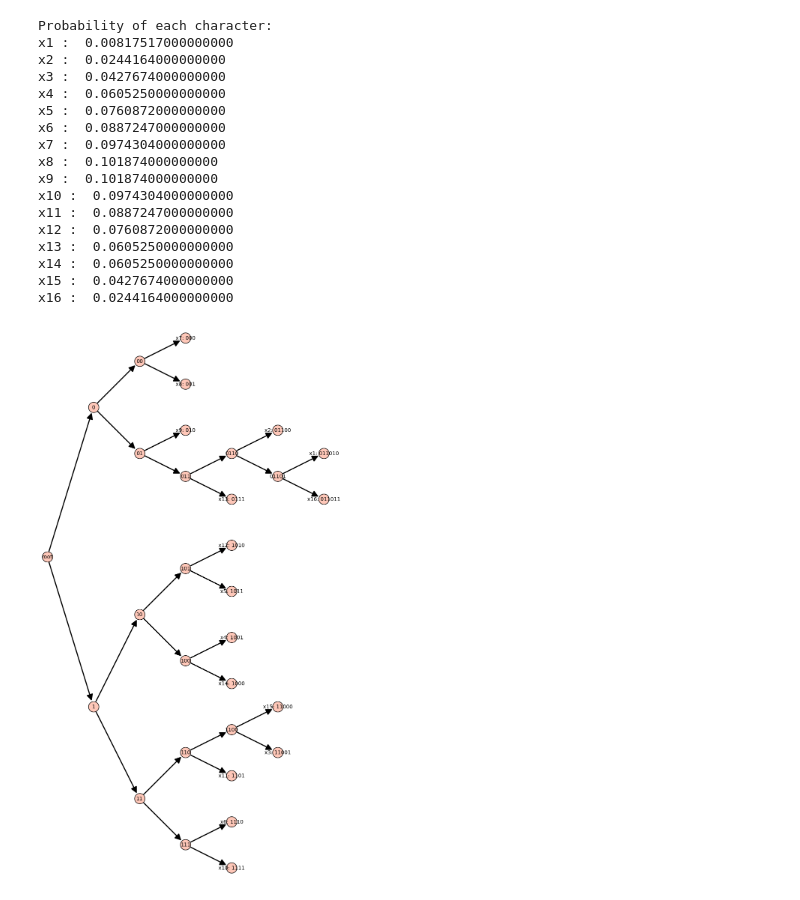
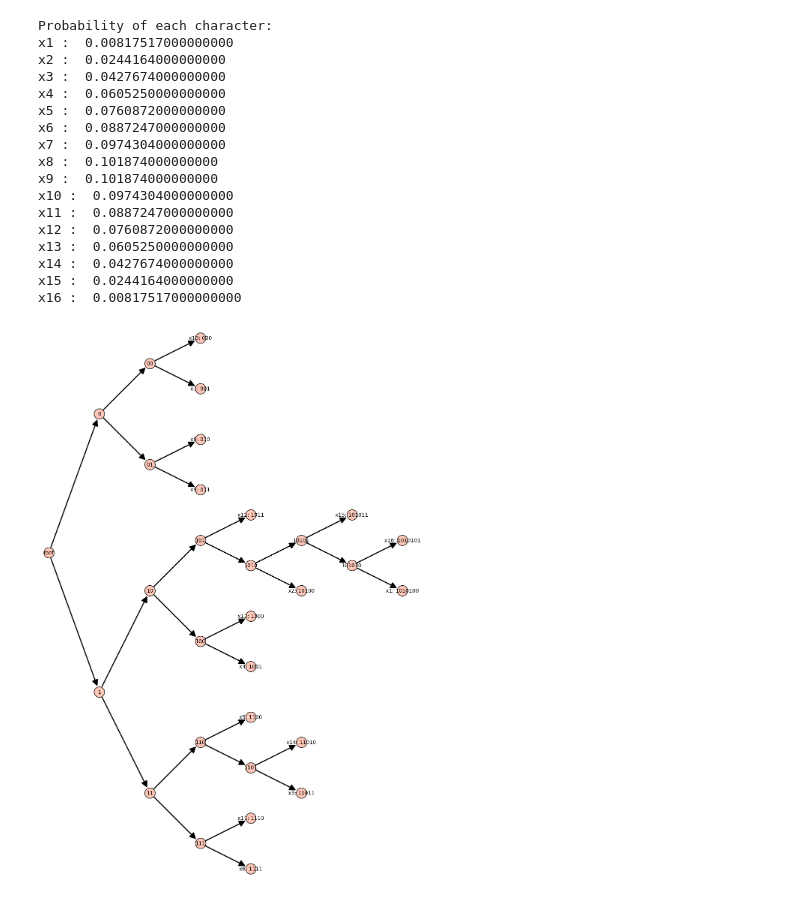
Before and after one commit to TBBdlz/PDC-project-2022, a Jupyter notebook: huffman_code.ipynb, the cells around one changed output. Cells and saved outputs as stored; diff of their text form; code cells hidden in the pictures.

```diff
--- a/huffman_code.ipynb
+++ b/huffman_code.ipynb
@@ -43,42 +72,42 @@ from sage.coding.source_coding.huffman import Huffman
 from collections import OrderedDict
 
 probs = [0.00817517, 0.0244164, 0.0427674, 0.060525, 0.0760872, 0.0887247, 0.0974304,
-         0.101874, 0.101874, 0.0974304, 0.0887247, 0.0760872, 0.060525, 0.060525,
-         0.0427674, 0.0244164]
+         0.101874, 0.101874, 0.0974304, 0.0887247, 0.0760872, 0.060525,
+         0.0427674, 0.0244164, 0.00817517]
 
 # Create a dictionary mapping characters to probabilities
 P = OrderedDict(('x{}'.format(i+1), p) for i, p in enumerate(probs))
 
 # Print the probability of each character
 print("Probability of each character:")
 for k, v in P.items():
     print(k, ": ", v)
 
 # Create a Huffman code for the given frequency distribution
 huff = Huffman(P)
 
 # Get the Huffman tree and plot it
 T = huff.tree()
 plot = T.plot(figsize=[15, 15], layout='tree', tree_orientation='right', vertex_size=400)
 plot.show()
 # %% [output]
 Probability of each character:
 x1 :  0.00817517000000000
 x2 :  0.0244164000000000
 x3 :  0.0427674000000000
 x4 :  0.0605250000000000
 x5 :  0.0760872000000000
 x6 :  0.0887247000000000
 x7 :  0.0974304000000000
 x8 :  0.101874000000000
 x9 :  0.101874000000000
 x10 :  0.0974304000000000
 x11 :  0.0887247000000000
 x12 :  0.0760872000000000
 x13 :  0.0605250000000000
-x14 :  0.0605250000000000
-x15 :  0.0427674000000000
-x16 :  0.0244164000000000
+x14 :  0.0427674000000000
+x15 :  0.0244164000000000
+x16 :  0.00817517000000000
-[figure, old version]
+[figure, new version]
 # %%
 plot.save('huffman.png')
```
Also changed, not shown: parts of 2 cells of this notebook, 1 other file.
